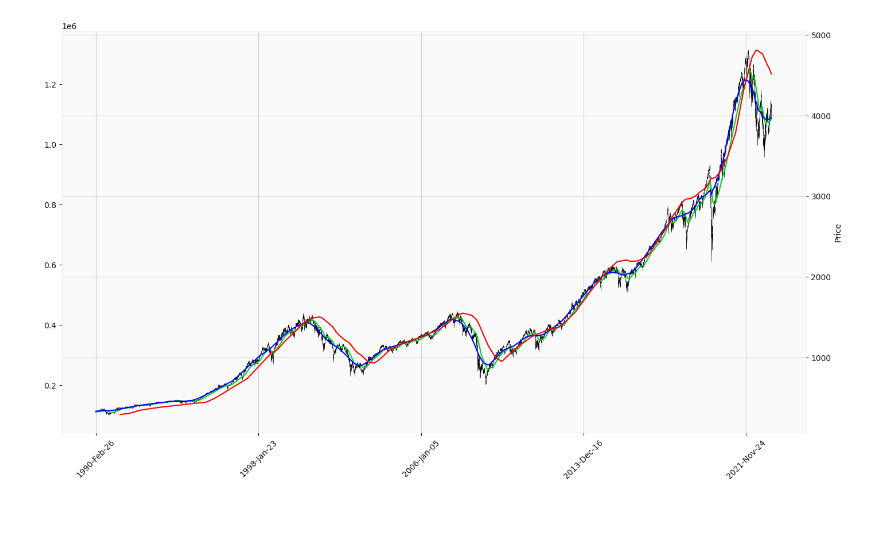
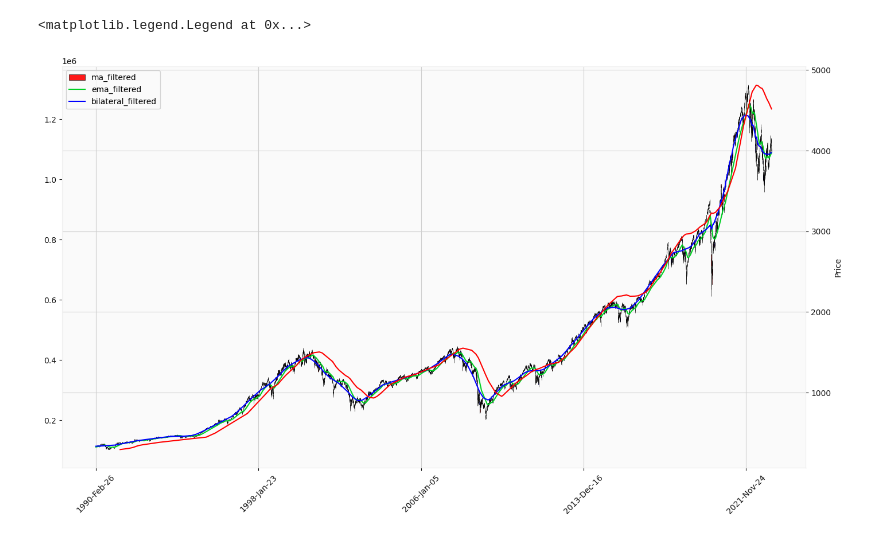
Before and after one commit to SOL1archive/Fin-Data-Denoising, a Jupyter notebook: trad-denoising.ipynb, the cells around one changed output. Drawn from its saved outputs; the diff is of its cells as text; code cells hidden in the pictures.

```diff
--- a/trad-denoising.ipynb
+++ b/trad-denoising.ipynb
@@ -29,13 +29,18 @@ trad_filt_df['ema_filtered'] = ema_filtered
 trad_filt_df['bilateral_filtered'] = bilateral_filtered
 trad_filt_df.to_csv('trad_filter_df.csv')
 # %%
-apdict = [
-    mpf.make_addplot(ma_filtered, type='line', color='r', width=1.5),
-    mpf.make_addplot(ema_filtered, type='line', color='#00d024', width=1.5),
-    mpf.make_addplot(bilateral_filtered, type='line', color='b', width=1.5),
-]
+add_plots = {
+    'ma_filtered': mpf.make_addplot(ma_filtered, type='line', color='r', width=1.5),
+    'ema_filtered': mpf.make_addplot(ema_filtered, type='line', color='#00d024', width=1.5),
+    'bilateral_filtered': mpf.make_addplot(bilateral_filtered, type='line', color='b', width=1.5),
+}
 
-fig, ax = candlechart(df, addplot=apdict)
+fig, ax = candlechart(df, addplot=list(add_plots.values()))
 fig.set_size_inches(18, 10)
+
+ax[0].legend([None] * (len(add_plots) + 2))
+handles = ax[0].get_legend().legendHandles
+ax[0].legend(handles=handles[1:], labels=list(add_plots.keys()))
 # %% [output]
+<matplotlib.legend.Legend at 0x...>
-[figure, old version]
+[figure, new version]
```
Also changed, not shown: 1 other file.
